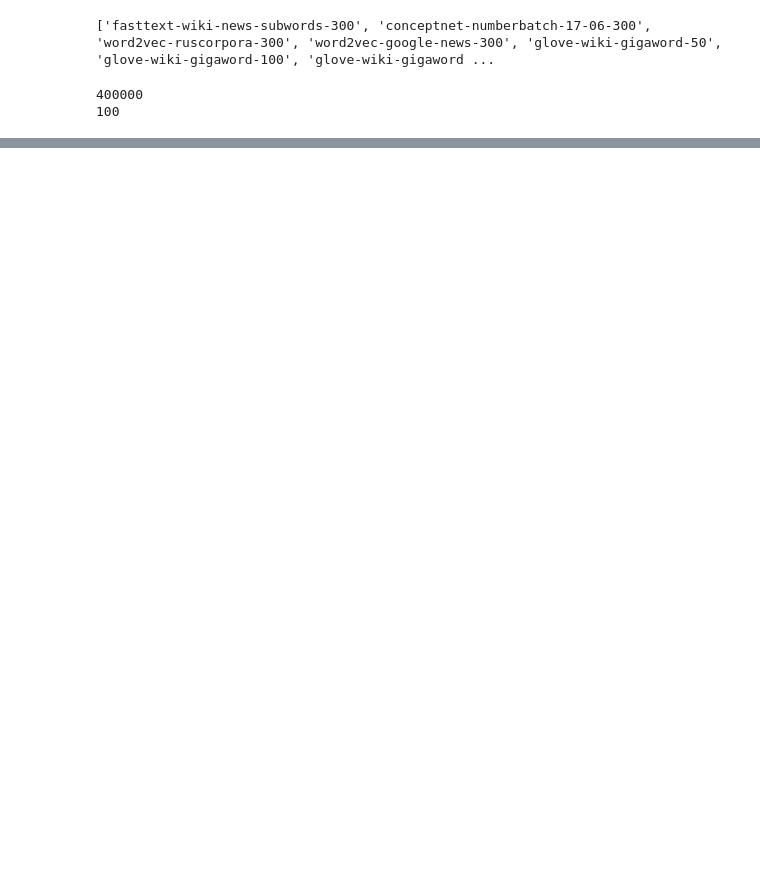
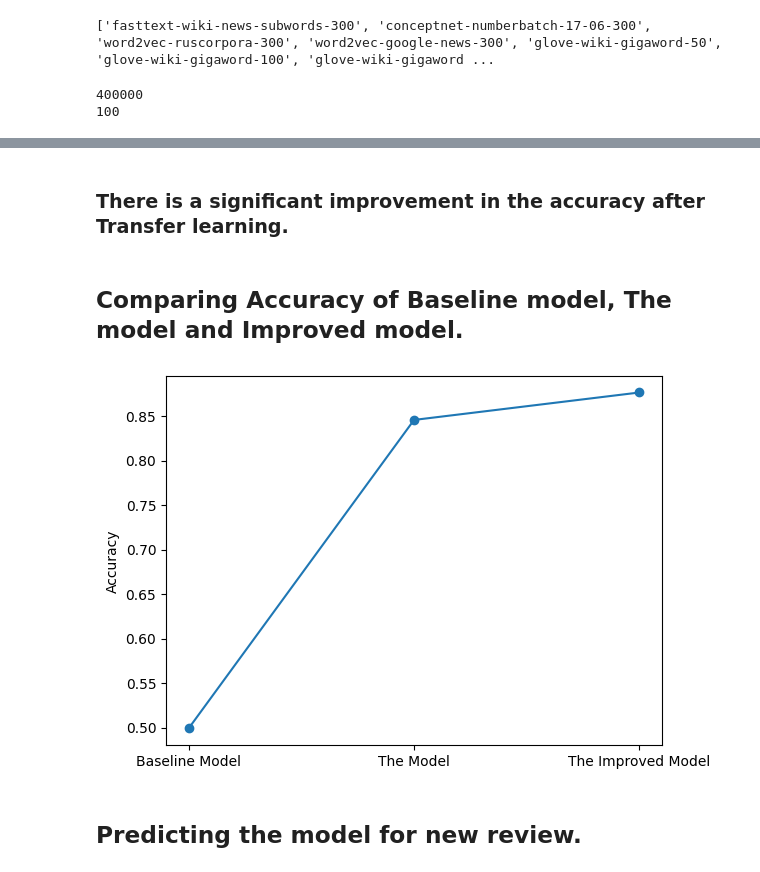
Before and after one commit to pavankumarhm/Sentiment-Analysis-for-MYM-Intern-Assesment, a Jupyter notebook: Sentiment_Analysis_using_NLP.ipynb, the cells around one changed output, grey strips where cells are left out. Cells and saved outputs as stored; diff of their text form; code cells hidden in the pictures; blank space fills up the shorter version.

```diff
--- a/Sentiment_Analysis_using_NLP.ipynb
+++ b/Sentiment_Analysis_using_NLP.ipynb
@@ -118,6 +116,8 @@ print('Number of labels in train set', counts)
 y_pred = 0 if counts[0] > counts[1] else 1
 
 print('Baseline accuracy: ', accuracy_score(y_test, [y_pred]*len(y_test)))
+
+baseline_acc = accuracy_score(y_test, [y_pred]*len(y_test))
 # %% [output]
 Number of labels in train set {0: 2474, 1: 2526}
 Baseline accuracy:  0.499
@@ -156,5 +156,6 @@ history = model.fit(X_train_pad, y_train,
           validation_split=0.3,
           callbacks=[es]
          )
+the_model_acc = history.history['accuracy'][-1]
 # %% [output]
 Epoch 1/100
@@ -291,5 +272,6 @@ history = model.fit(X_train_pad_2, y_train,
           callbacks=[es]
          )
 model.save('my_model.h5')
+improved_model_acc = history.history['accuracy'][-1]
 # %% [output]
 Epoch 1/30
@@ -426,0 +322,14 @@ Negative review
+# %% [markdown]
+### There is a significant improvement in the accuracy after Transfer learning.
+# %% [markdown]
+## Comparing Accuracy of Baseline model, The model and Improved model.
+# %%
+# Plotting the Graph
+plt.plot([baseline_acc, the_model_acc, improved_model_acc], marker='o')
+plt.xticks([0, 1, 2], ['Baseline Model', 'The Model', 'The Improved Model'])
+plt.ylabel('Accuracy')
+plt.show()
+# %% [output]
+[figure, added]
+# %% [markdown]
+## Predicting the model for new review.
```
Also changed, not shown: parts of 40 cells of this notebook.
